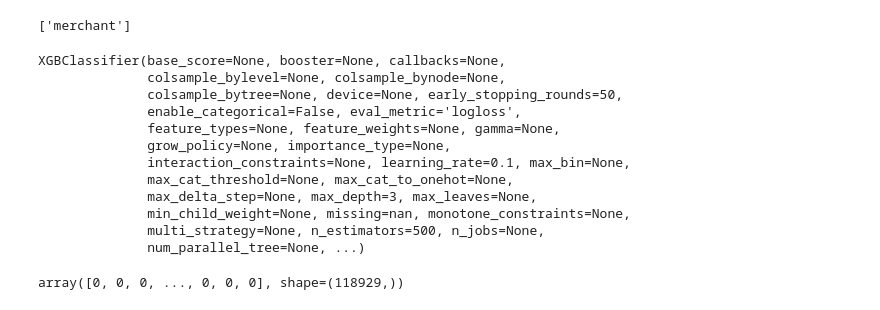
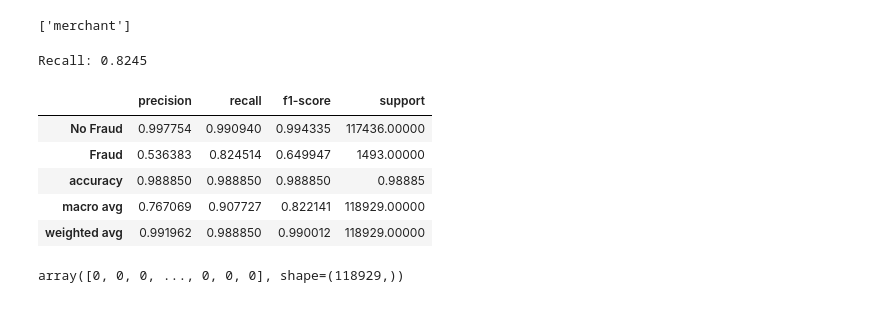
Before and after one commit to thePython2016/Fraud-Detection-APP, a Jupyter notebook: Fraud Detection.ipynb, the cells around one changed output. Cells and saved outputs as stored; diff of their text form; code cells hidden in the pictures.

```diff
--- a/Fraud Detection.ipynb
+++ b/Fraud Detection.ipynb
@@ -237,42 +243,37 @@ xTestVal=pd.DataFrame(xTestVal,columns=Transformer.get_feature_names_out())
 # %%
 # xTrain
 # %%
-# from xgboost import XGBClassifier
-
-# The Balanced Model
 model = XGBClassifier(
-    n_estimators=500,
-    learning_rate=0.1,
-    max_depth=3,
-
-    # REGULARIZATION: These stop the "all ones" problem
-    reg_alpha=1.0,               # L1
-    reg_lambda=1.0,              # L2
-
-    scale_pos_weight=2.0,        # Lowered slightly to prevent "all ones"
-    eval_metric="logloss",
-    early_stopping_rounds=50     # Stops automatically when improvement ends
+    n_estimators          = 400,
+    learning_rate         = 0.1,
+    max_depth             = 3,
+    reg_alpha             = 0.1,
+    reg_lambda            = 0.1,
+    scale_pos_weight      = 5.0,
+    eval_metric           = "logloss",
+    early_stopping_rounds = 50
 )
 
-# The Fit
 model.fit(
     xTrain, yTrain,
-    eval_set=[(xTestVal, yTestVal)],
-    verbose=False
+    eval_set = [(xTestVal, yTestVal)],
+    verbose  = False
 )
+
+prediction  = model.predict(xTest)
+recallScore = recall_score(yTest, prediction)
+print(f"Recall: {recallScore:.4f}")
 # %% [output]
-XGBClassifier(base_score=None, booster=None, callbacks=None,
-              colsample_bylevel=None, colsample_bynode=None,
-              colsample_bytree=None, device=None, early_stopping_rounds=50,
-              enable_categorical=False, eval_metric='logloss',
-              feature_types=None, feature_weights=None, gamma=None,
-              grow_policy=None, importance_type=None,
-              interaction_constraints=None, learning_rate=0.1, max_bin=None,
-              max_cat_threshold=None, max_cat_to_onehot=None,
-              max_delta_step=None, max_depth=3, max_leaves=None,
-              min_child_weight=None, missing=nan, monotone_constraints=None,
-              multi_strategy=None, n_estimators=500, n_jobs=None,
-              num_parallel_tree=None, ...)
+Recall: 0.8245
+# %%
+reportFrame.transpose()
+# %% [output]
+|  | precision | recall | f1-score | support |
+| No Fraud | 0.997754 | 0.990940 | 0.994335 | 117436.00000 |
+| Fraud | 0.536383 | 0.824514 | 0.649947 | 1493.00000 |
+| accuracy | 0.988850 | 0.988850 | 0.988850 | 0.98885 |
+| macro avg | 0.767069 | 0.907727 | 0.822141 | 118929.00000 |
+| weighted avg | 0.991962 | 0.988850 | 0.990012 | 118929.00000 |
 # %%
 # preddiction
 predict=model.predict(xTest)
```
Also changed, not shown: parts of 5 cells of this notebook, 3 other files.
